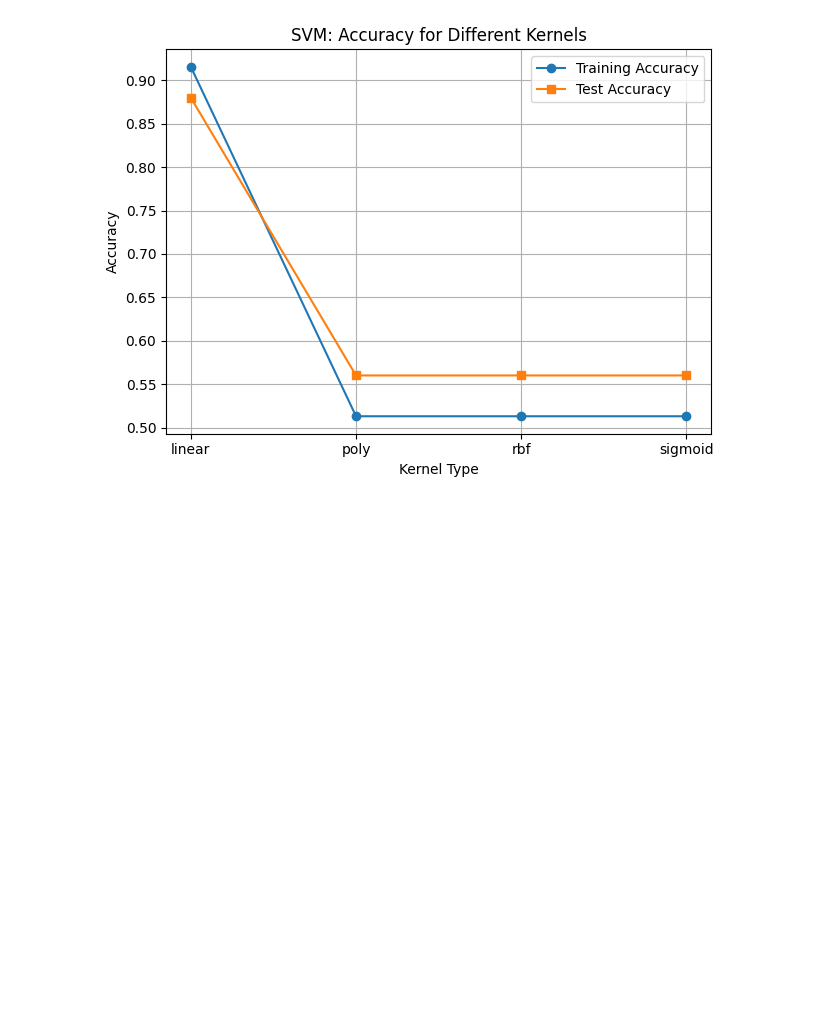
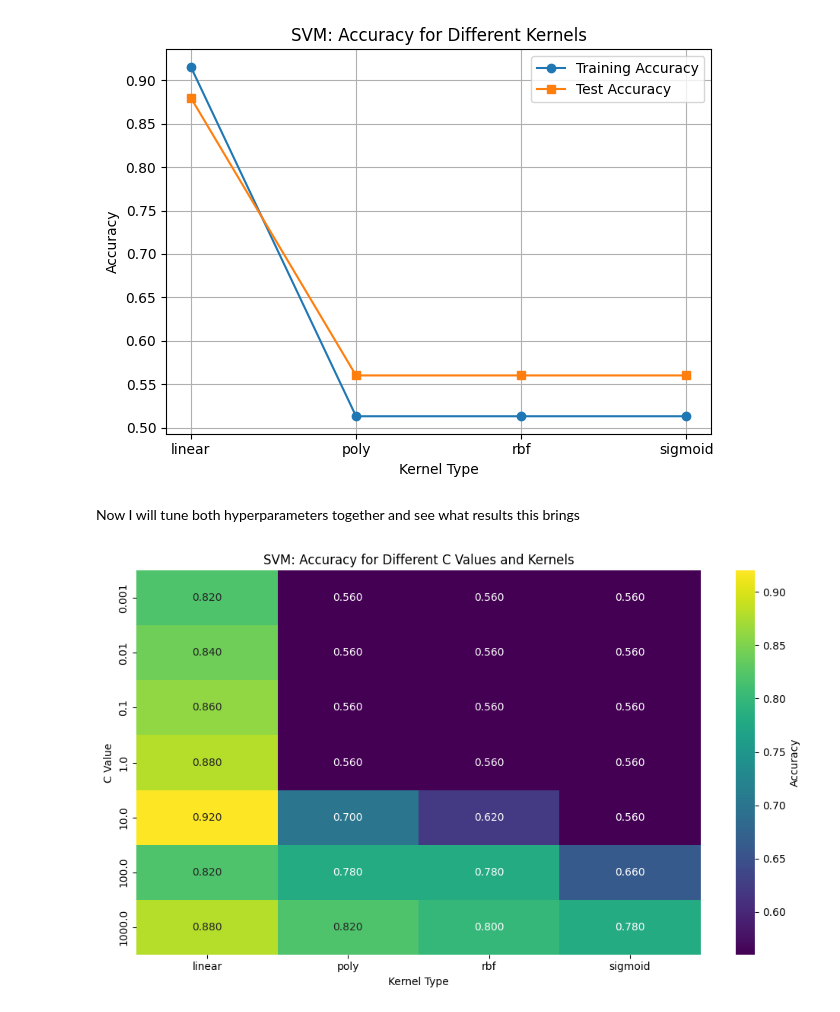
Before and after one commit to gavinmcg1/CT4101-Assignemnt1, a Jupyter notebook: SVM.ipynb, the cells around one changed output. Cells and saved outputs as stored; diff of their text form; code cells hidden in the pictures; blank space fills up the shorter version.

```diff
--- a/SVM.ipynb
+++ b/SVM.ipynb
@@ -210,3 +210,37 @@ plt.tight_layout()
 plt.show()
 # %% [output]
 [figure]
+# %% [markdown]
+Now I will tune both hyperparameters together and see what results this brings
+# %%
+import seaborn as sns
+
+results = []
+
+for c in c_values:
+    for kernel in kernel_options:
+        try:
+            model = SVC(C=c, kernel=kernel)
+            model.fit(X_train, y_train.values.ravel())
+            pred_train = model.predict(X_train)
+            pred_test = model.predict(X_test)
+            train_acc = metrics.accuracy_score(y_train, pred_train)
+            test_acc = metrics.accuracy_score(y_test, pred_test)
+            results.append((c, kernel, train_acc, test_acc))
+        except Exception as e:
+            print(f"C: {c}, Kernel: {kernel} => Error: {e}")
+
+# Convert results to a DataFrame for easier plotting
+results_df = pd.DataFrame(results, columns=['C', 'Kernel', 'Train Accuracy', 'Test Accuracy'])
+
+# Plotting the results
+plt.figure(figsize=(10, 6))
+pivot_table = results_df.pivot(index='C', columns='Kernel', values='Test Accuracy')
+sns.heatmap(pivot_table, annot=True, cmap="viridis", cbar_kws={'label': 'Accuracy'}, fmt=".3f")
+plt.title('SVM: Accuracy for Different C Values and Kernels')
+plt.xlabel('Kernel Type')
+plt.ylabel('C Value')
+plt.tight_layout()
+plt.show()
+# %% [output]
+[figure, added]
```
